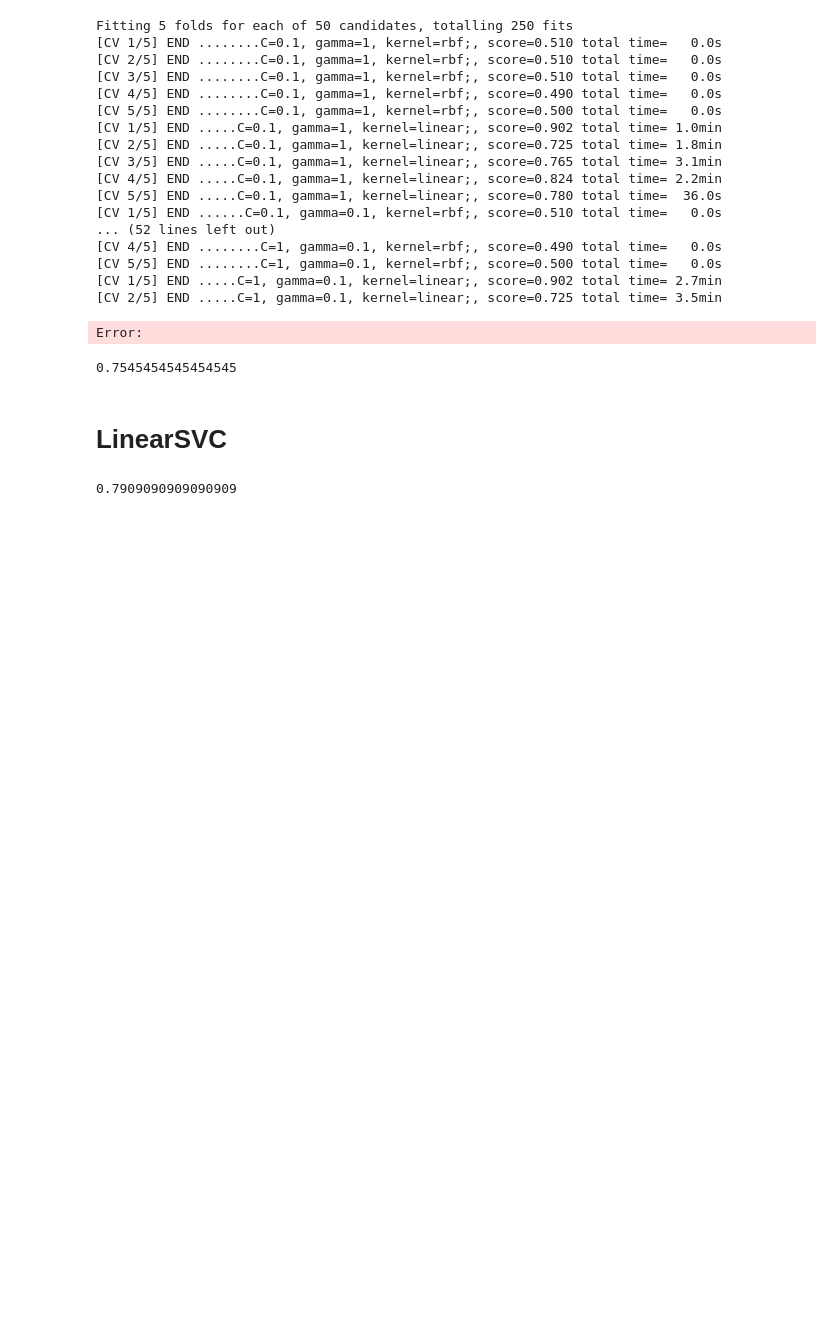
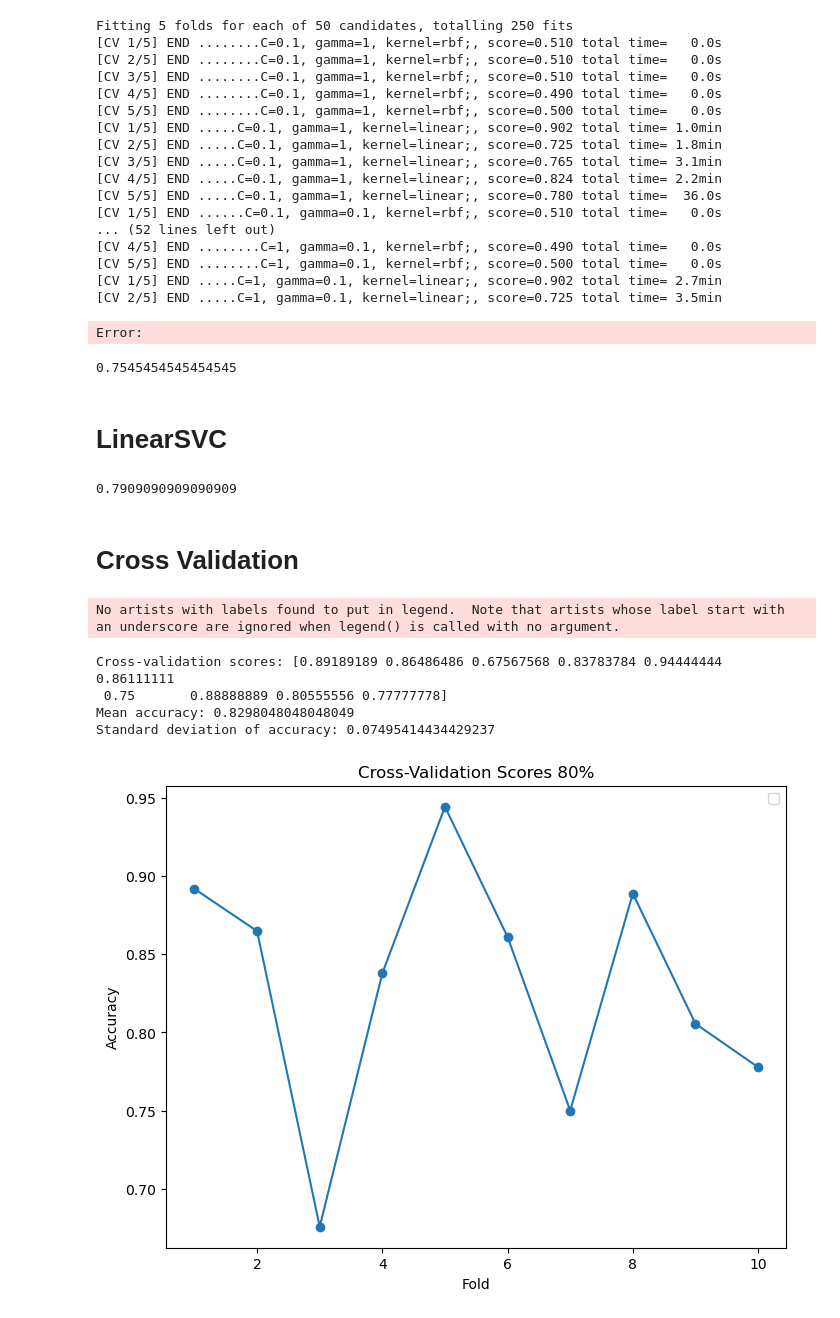
Before and after one commit to Abhinav-kk/StarCraft-Game-Outcome-Prediction, a Jupyter notebook: Project Notebooks/SVM_Model.ipynb, the cells around one changed output. Drawn from its saved outputs; the diff is of its cells as text; code cells hidden in the pictures; blank space fills up the shorter version.

Commit message:
Added SVM cross validation

```diff
--- a/Project Notebooks/SVM_Model.ipynb
+++ b/Project Notebooks/SVM_Model.ipynb
@@ -175,3 +175,34 @@ y_pred = ml.predict(X_test)
 ml.score(X_test,y_test)
 # %% [output]
 0.7909090909090909
+# %% [markdown]
+# Cross Validation
+# %%
+from sklearn.model_selection import cross_val_score
+
+# Perform cross-validation
+cv_scores = cross_val_score(ml, X, y, cv=10)  # You can adjust the number of folds (cv parameter) as needed
+
+# Print cross-validation scores
+print("Cross-validation scores:", cv_scores)
+
+# Calculate and print the mean accuracy and standard deviation of the cross-validation scores
+print("Mean accuracy:", cv_scores.mean())
+print("Standard deviation of accuracy:", cv_scores.std())
+
+cv_scores80 = cv_scores
+# Plot cross-validation scores
+plt.figure(figsize=(8, 6))
+plt.plot(range(1, len(cv_scores) + 1), cv_scores, marker='o', linestyle='-')
+plt.xlabel('Fold')
+plt.ylabel('Accuracy')
+plt.title('Cross-Validation Scores 80%')
+plt.legend()
+plt.show()
+# %% [output]
+No artists with labels found to put in legend.  Note that artists whose label start with an underscore are ignored when legend() is called with no argument.
+Cross-validation scores: [0.89189189 0.86486486 0.67567568 0.83783784 0.94444444 0.86111111
+ 0.75       0.88888889 0.80555556 0.77777778]
+Mean accuracy: 0.8298048048048049
+Standard deviation of accuracy: 0.07495414434429237
+[figure, added]
```
